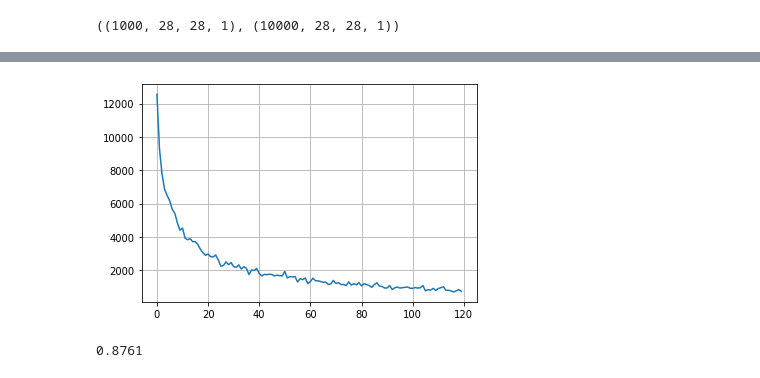
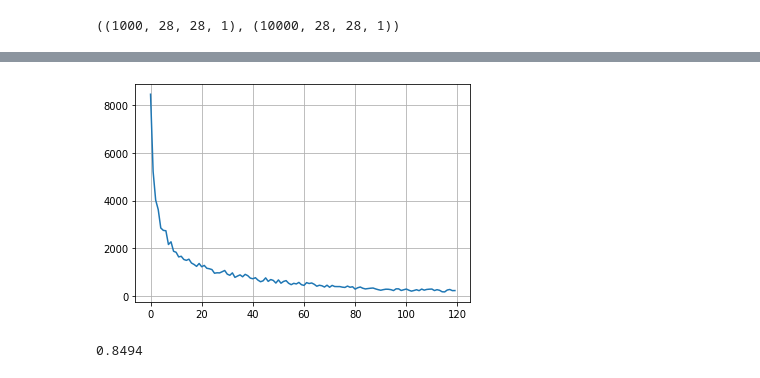
Before and after one commit to Bogdankozlovskiy/auto_grad, a Jupyter notebook: conv.ipynb, the cells around one changed output, grey strips where cells are left out. Drawn from its saved outputs; the diff is of its cells as text; code cells hidden in the pictures.

Commit message:
rewrite drop out

```diff
--- a/conv.ipynb
+++ b/conv.ipynb
@@ -161,35 +161,35 @@ x_train.shape, x_test.shape
 # %%
 np.random.seed(1)
 X = TensorData(x_train)
 Y = TensorData(y_train)
 W1 = TensorData(np.random.laplace(scale=0.2, size=(5 * 5, 1, 16)))
 W2 = TensorData(np.random.laplace(scale=0.2, size=(5 * 5, 16, 16)))
 W3 = TensorData(np.random.laplace(scale=0.2, size=(1024, 10)))
 
-test = X.to_iter(batch_size).in_conv(5, 5).dot(W1).out_conv().max_poling(2, 2).relu().in_conv(5, 5).dot(W2).tanh().flatten().drop_out().dot(W3).cross_entropy(Y.to_iter(batch_size), 10)
+test = X.to_iter(batch_size).in_conv(5, 5).dot(W1).out_conv().max_poling(2, 2).relu().in_conv(5, 5).dot(W2).tanh().flatten().drop_out(0.2).dot(W3).cross_entropy(Y.to_iter(batch_size), 10)
 
 all_loss = []
 for i in tqdm_notebook(range(120)):
     step_loss = 0
     for i in range(x_train.shape[0] // batch_size):
         step_loss += test.forward()
         test.bprop()
         W1.data -= W1.gradient * 0.0001
         W2.data -= W2.gradient * 0.0001
         W3.data -= W3.gradient * 0.0001
         W1.gradient *= 0.2
         W2.gradient *= 0.2
         W3.gradient *= 0.2
     all_loss.append(step_loss)
 
 plt.plot(all_loss)
 plt.grid()
 # %% [output]
 [interactive output not drawn]
-[figure, old version]
+[figure, new version]
 # %%
 XX = TensorData(x_test)
 t = XX.in_conv(5, 5).dot(W1).out_conv().max_poling(2, 2).relu().in_conv(5, 5).dot(W2).tanh().flatten().dot(W3)
 sum(t.forward().argmax(1) == y_test) / y_test.shape[0]
 # %% [output]
-0.8761
+0.8494
```
Also changed, not shown: 1 other file.
